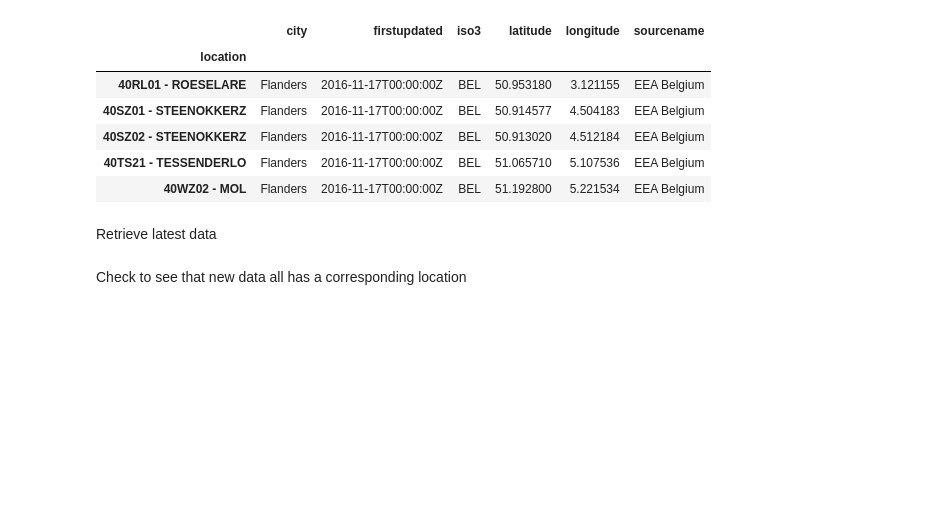
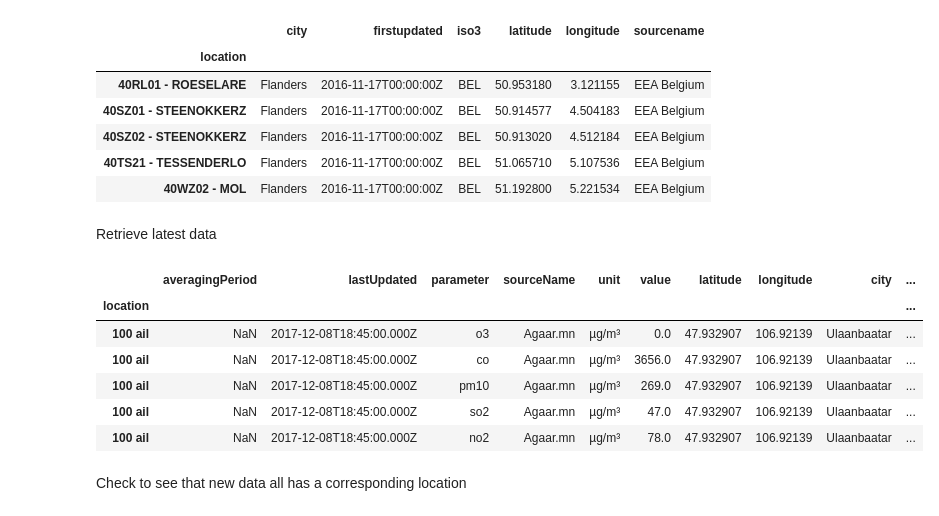
Before and after one commit to nsuberi/ResourceWatchCode, a Jupyter notebook: Near Real Time data procedures/Vector Handling/OpenAQ.ipynb, the cells around one changed output. Cells and saved outputs as stored; diff of their text form; code cells hidden in the pictures; blank space fills up the shorter version.

```diff
--- a/Near Real Time data procedures/Vector Handling/OpenAQ.ipynb
+++ b/Near Real Time data procedures/Vector Handling/OpenAQ.ipynb
@@ -336,6 +407,16 @@ latest_data = latest_data.set_index("location")
 ## May need to develop function for adding iso3 that is more flexible for a range of spellings...
 # Have a check whether anything was not successfully coded. Determine whether to add this new spelling
 # to running list.
+# %%
+latest_data.head()
+# %% [output]
+|  | averagingPeriod | lastUpdated | parameter | sourceName | unit | value | latitude | longitude | city | ... |
+| location |  |  |  |  |  |  |  |  |  | ... |
+| 100 ail | NaN | 2017-12-08T18:45:00.000Z | o3 | Agaar.mn | µg/m³ | 0.0 | 47.932907 | 106.92139 | Ulaanbaatar | ... |
+| 100 ail | NaN | 2017-12-08T18:45:00.000Z | co | Agaar.mn | µg/m³ | 3656.0 | 47.932907 | 106.92139 | Ulaanbaatar | ... |
+| 100 ail | NaN | 2017-12-08T18:45:00.000Z | pm10 | Agaar.mn | µg/m³ | 269.0 | 47.932907 | 106.92139 | Ulaanbaatar | ... |
+| 100 ail | NaN | 2017-12-08T18:45:00.000Z | so2 | Agaar.mn | µg/m³ | 47.0 | 47.932907 | 106.92139 | Ulaanbaatar | ... |
+| 100 ail | NaN | 2017-12-08T18:45:00.000Z | no2 | Agaar.mn | µg/m³ | 78.0 | 47.932907 | 106.92139 | Ulaanbaatar | ... |
 # %% [markdown]
 Check to see that new data all has a corresponding location
 # %%
```
Also changed, not shown: parts of 14 cells of this notebook, 1 other file.
